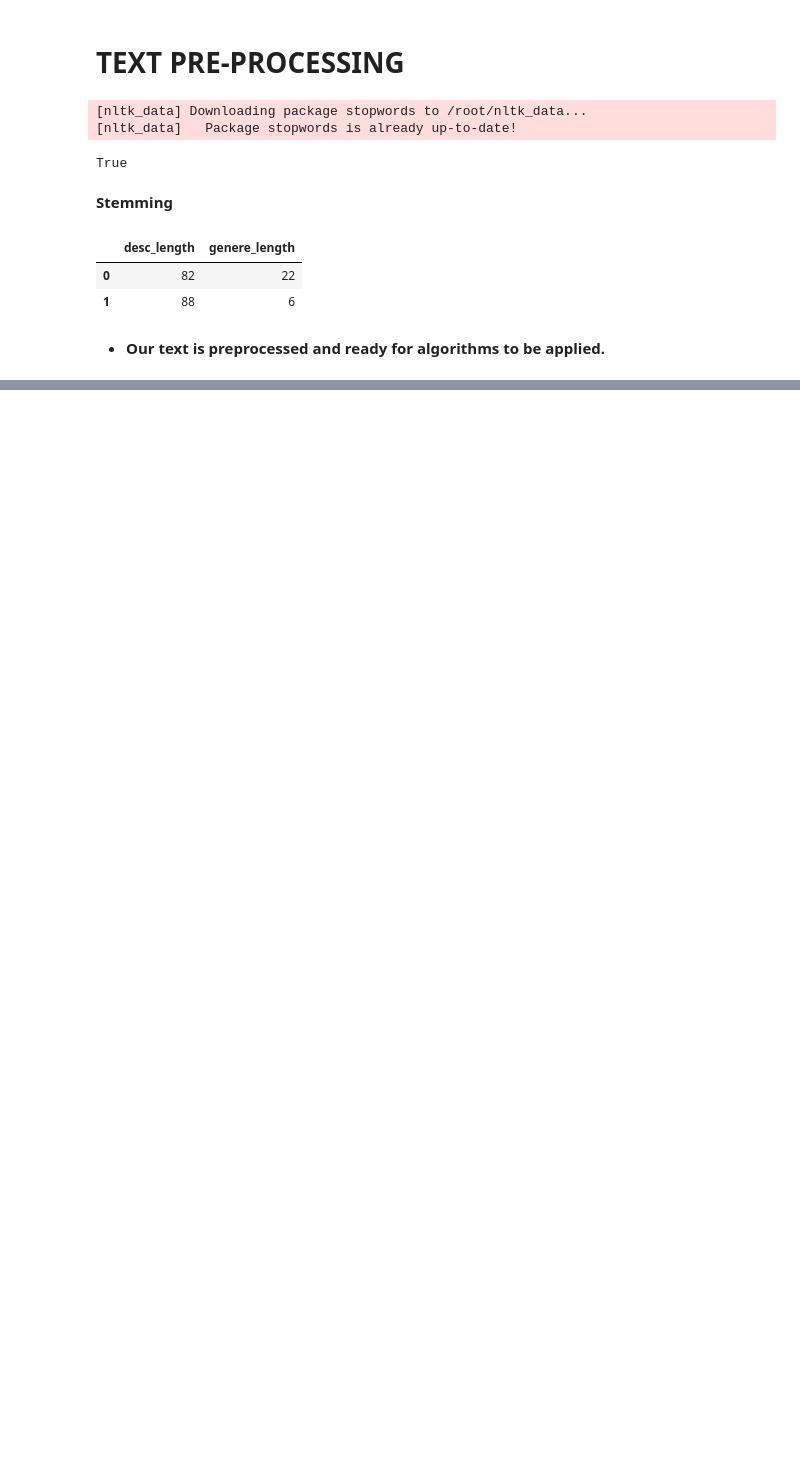
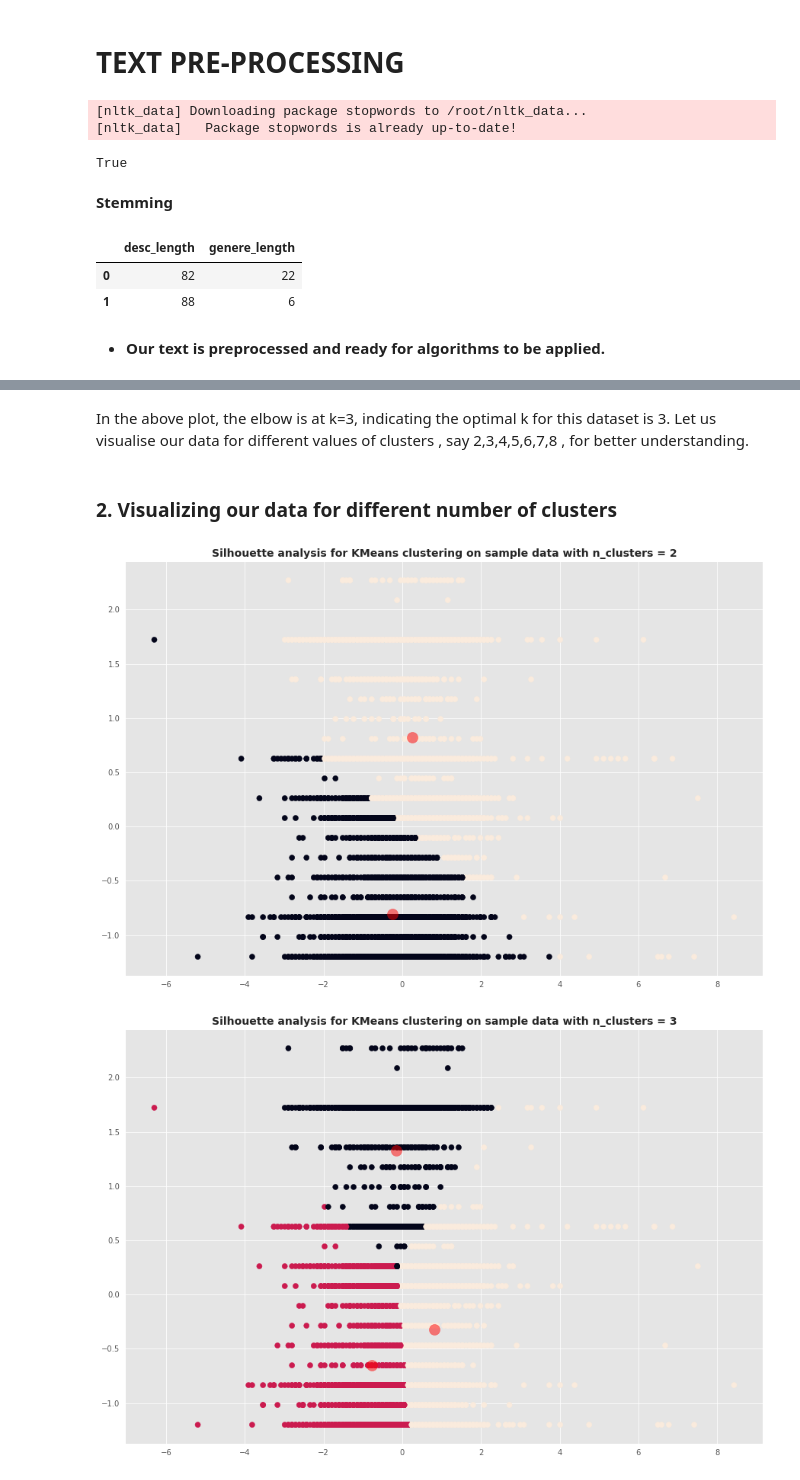
Before and after one commit to Samarjeet-singh-chhabra/NETFLIX-MOVIES-AND-TV-SHOWS-CLUSTERING, a Jupyter notebook: COLAB_|_CP_4_|_NETFLIX_MOVIES_AND_TV_SHOWS_CLUSTERING_|_SAMARJEET.ipynb, the cells around one changed output, grey strips where cells are left out. Cells and saved outputs as stored; diff of their text form; code cells hidden in the pictures; blank space fills up the shorter version.

```diff
--- a/COLAB_|_CP_4_|_NETFLIX_MOVIES_AND_TV_SHOWS_CLUSTERING_|_SAMARJEET.ipynb
+++ b/COLAB_|_CP_4_|_NETFLIX_MOVIES_AND_TV_SHOWS_CLUSTERING_|_SAMARJEET.ipynb
@@ -956,0 +1063,23 @@ X=X_rec_mon
+# %% [markdown]
+In the above plot, the elbow is at k=3, indicating the optimal k for this dataset is 3. Let us visualise our data for different values of clusters , say 2,3,4,5,6,7,8 , for better understanding.
+# %% [markdown]
+### 2. Visualizing our data for different number of clusters
+# %%
+v=2
+for i in (2,3,4,5,6,7,8):
+  kmeans = KMeans(n_clusters=i)
+  kmeans.fit(X)
+  y_kmeans= kmeans.predict(X)
+  plt.figure(figsize=(15,10))
+  n =v+1
+
+  plt.scatter(X[:, 0], X[:, 1], c=y_kmeans, s=50, )
+
+  centers = kmeans.cluster_centers_
+  plt.scatter(centers[:, 0], centers[:, 1], c='red', s=200, alpha=0.5)
+  plt.title(("Silhouette analysis for KMeans clustering on sample data "
+                  "with n_clusters = %d" % i),
+                 fontsize=14, fontweight='bold')
+# %% [output]
+[figure, added]
+[figure, added]
```
Also changed, not shown: parts of 51 cells of this notebook.
